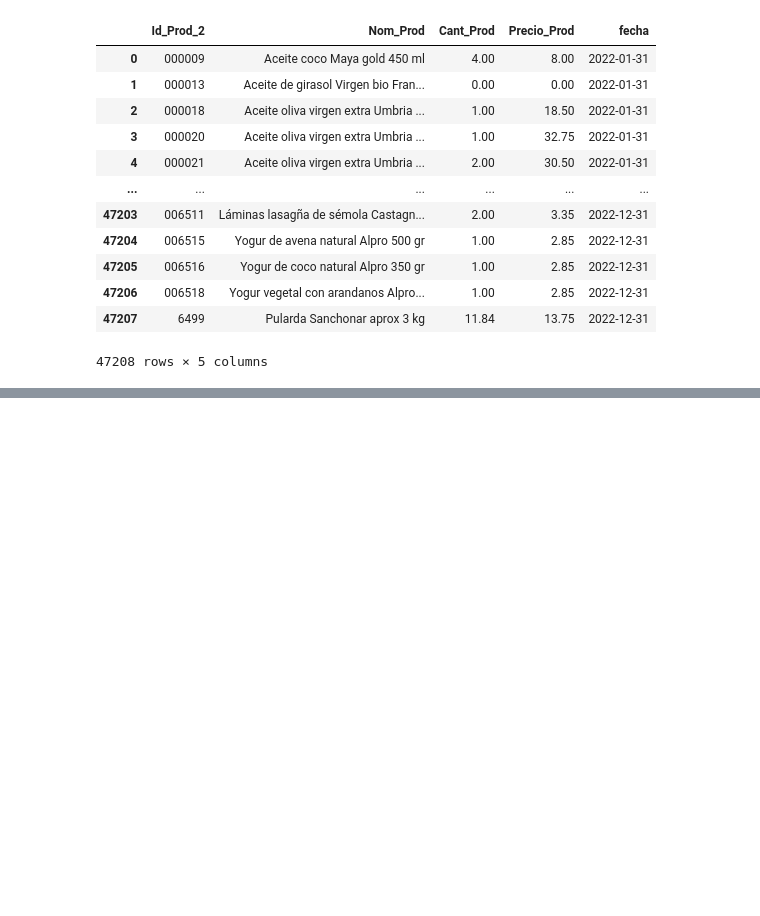
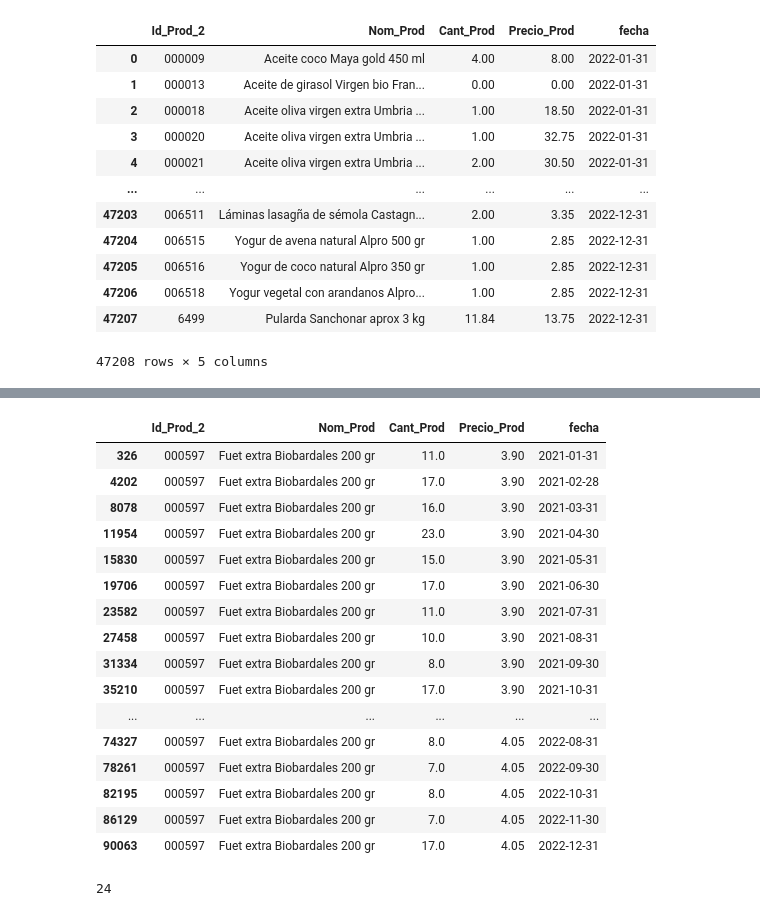
Before and after one commit to Factoria-F5-AI-Bootcamp-1-Edicion/Proyecto_Osa, a Jupyter notebook: Osa_limpieza.ipynb, the cells around one changed output, grey strips where cells are left out. Saved outputs shown, nothing was run; the diff lists cells and outputs as text; code cells hidden in the pictures; blank space fills up the shorter version.

```diff
--- a/Osa_limpieza.ipynb
+++ b/Osa_limpieza.ipynb
@@ -1454,0 +1594,26 @@ dfventas_2022_con_cero
+# %%
+# 2do producto para analizar
+cc=dfventas_2021_2022_con_cero[dfventas_2021_2022_con_cero.Id_Prod_2=="000597"]
+cc
+# %% [output]
+|  | Id_Prod_2 | Nom_Prod | Cant_Prod | Precio_Prod | fecha |
+| 326 | 000597 | Fuet extra Biobardales 200 gr | 11.0 | 3.90 | 2021-01-31 |
+| 4202 | 000597 | Fuet extra Biobardales 200 gr | 17.0 | 3.90 | 2021-02-28 |
+| 8078 | 000597 | Fuet extra Biobardales 200 gr | 16.0 | 3.90 | 2021-03-31 |
+| 11954 | 000597 | Fuet extra Biobardales 200 gr | 23.0 | 3.90 | 2021-04-30 |
+| 15830 | 000597 | Fuet extra Biobardales 200 gr | 15.0 | 3.90 | 2021-05-31 |
+| 19706 | 000597 | Fuet extra Biobardales 200 gr | 17.0 | 3.90 | 2021-06-30 |
+| 23582 | 000597 | Fuet extra Biobardales 200 gr | 11.0 | 3.90 | 2021-07-31 |
+| 27458 | 000597 | Fuet extra Biobardales 200 gr | 10.0 | 3.90 | 2021-08-31 |
+| 31334 | 000597 | Fuet extra Biobardales 200 gr | 8.0 | 3.90 | 2021-09-30 |
+| 35210 | 000597 | Fuet extra Biobardales 200 gr | 17.0 | 3.90 | 2021-10-31 |
+| ... | ... | ... | ... | ... | ... |
+| 74327 | 000597 | Fuet extra Biobardales 200 gr | 8.0 | 4.05 | 2022-08-31 |
+| 78261 | 000597 | Fuet extra Biobardales 200 gr | 7.0 | 4.05 | 2022-09-30 |
+| 82195 | 000597 | Fuet extra Biobardales 200 gr | 8.0 | 4.05 | 2022-10-31 |
+| 86129 | 000597 | Fuet extra Biobardales 200 gr | 7.0 | 4.05 | 2022-11-30 |
+| 90063 | 000597 | Fuet extra Biobardales 200 gr | 17.0 | 4.05 | 2022-12-31 |
+# %%
+len(cc)
+# %% [output]
+24
```
Also changed, not shown: parts of 32 cells of this notebook.
